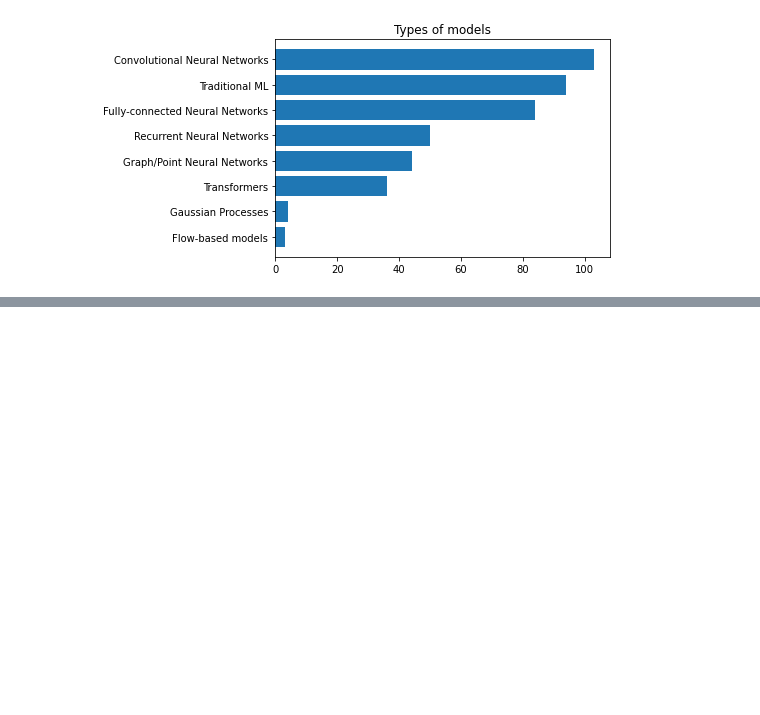
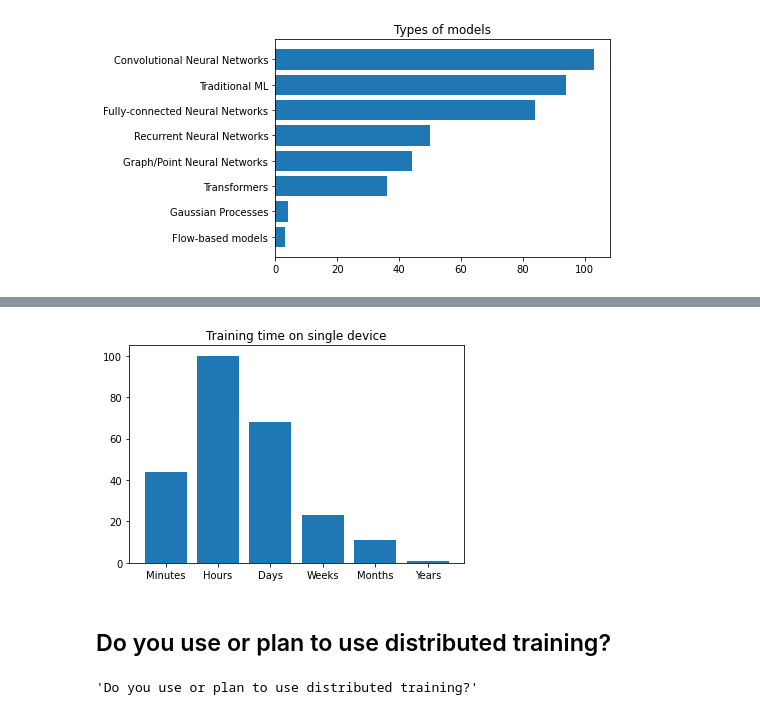
Before and after one commit to sparticlesteve/nersc-ml-survey, a Jupyter notebook: survey_analysis.ipynb, the cells around one changed output, grey strips where cells are left out. Drawn from its saved outputs; the diff is of its cells as text; code cells hidden in the pictures; blank space fills up the shorter version.

```diff
--- a/survey_analysis.ipynb
+++ b/survey_analysis.ipynb
@@ -221,0 +266,6 @@ ax.set_title('Types of models');
+# %%
+responses = data.iloc[:,24]
+traintime = split_multi_response(responses)
+# %%
+time_counts = traintime.value_counts(ascending=True)
+time_counts
@@ -221,0 +287,17 @@ ax.set_title('Types of models');
+# %%
+time_x = ['Minutes', 'Hours', 'Days', 'Weeks', 'Months', 'Years']
+time_y = time_counts[time_x]
+
+# Make the plot
+fig, ax = plt.subplots()
+
+ax.bar(time_x, time_y)
+ax.set_title('Training time on single device');
+# %% [output]
+[figure, added]
+# %% [markdown]
+## Do you use or plan to use distributed training?
+# %%
+data.columns[25]
+# %% [output]
+'Do you use or plan to use distributed training?'
```
Also changed, not shown: parts of 31 cells of this notebook.
